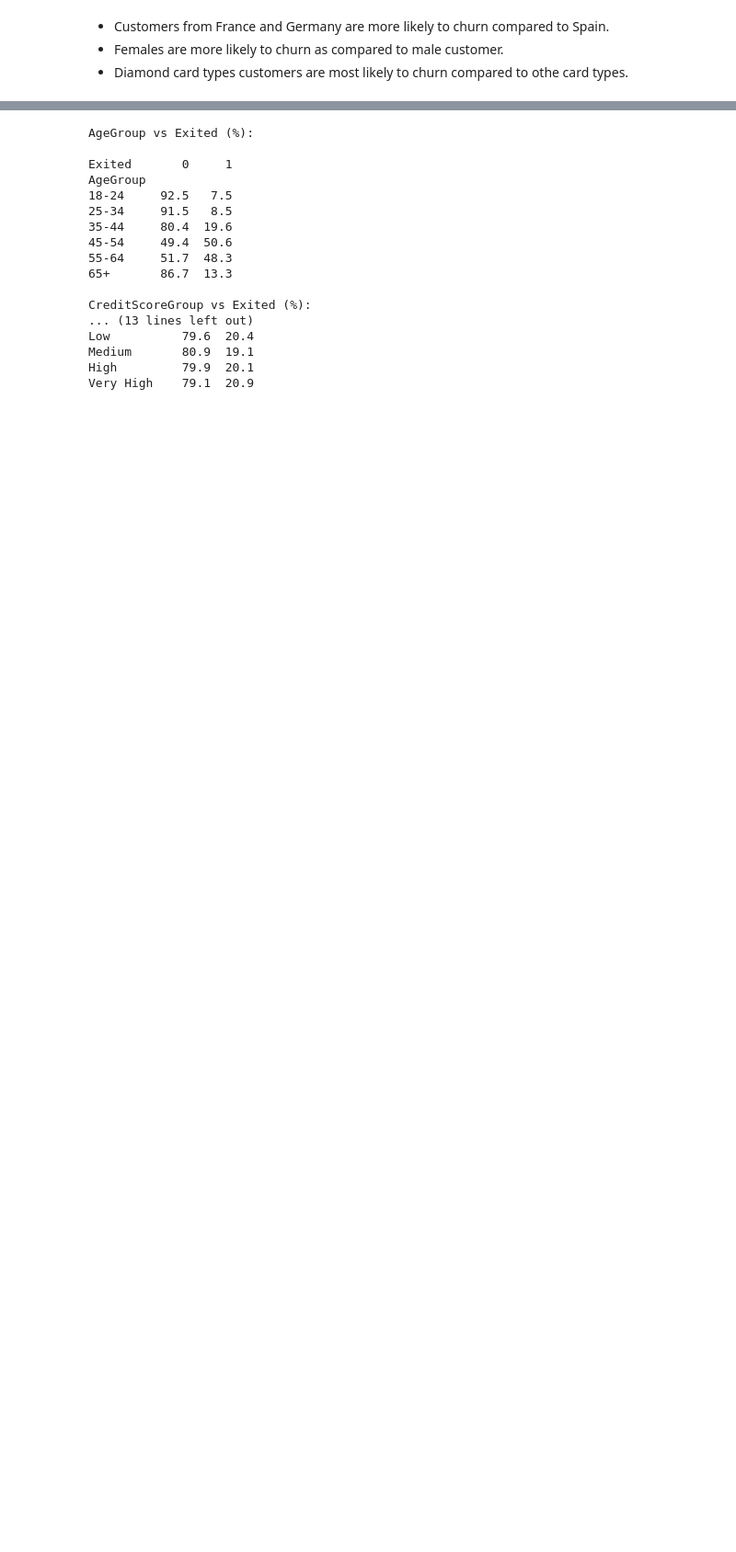
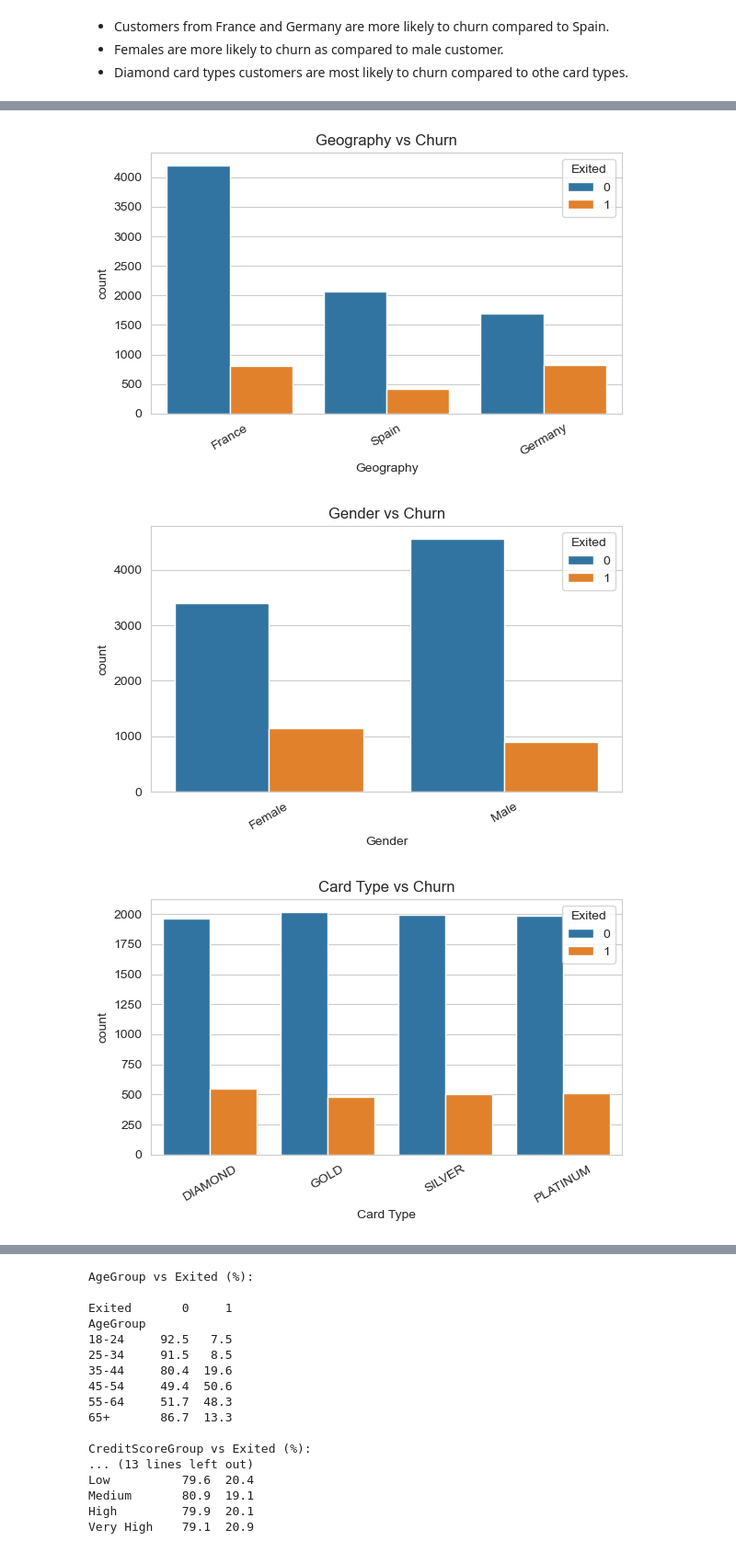
Before and after one commit to nbisoyi3024/customer-churn-prediction, a Jupyter notebook: notebooks/EDA.ipynb, the cells around one changed output, grey strips where cells are left out. Shown at 92% size. Cells and saved outputs as stored; diff of their text form; code cells hidden in the pictures; blank space fills up the shorter version.

```diff
--- a/notebooks/EDA.ipynb
+++ b/notebooks/EDA.ipynb
@@ -198,3 +241,0 @@ plot_discrete(df, discrete_cols)
-# %%
-for col in df.select_dtypes(include='object'):
-    print(df[col].value_counts(normalize=True).round(2))
@@ -273,0 +315,21 @@ Categorical vs Target:
+# %%
+def plot_categorical_vs_target(df, cols):
+
+    for col in cols:
+        plt.figure(figsize=(6,4))
+
+        sns.countplot(x=col, hue='Exited', data=df)
+
+        plt.title(f"{col} vs Churn")
+        plt.xticks(rotation=30)
+
+        plt.tight_layout()
+        plt.savefig(f"eda_plots/{col}_vs_Exited.png", dpi=300)
+        plt.show()
+
+cat_cols = ['Geography', 'Gender', 'Card Type']
+plot_categorical_vs_target(df, cat_cols)
+# %% [output]
+[figure, added]
+[figure, added]
+[figure, added]
```
Also changed, not shown: parts of 41 cells of this notebook, 29 other files.
